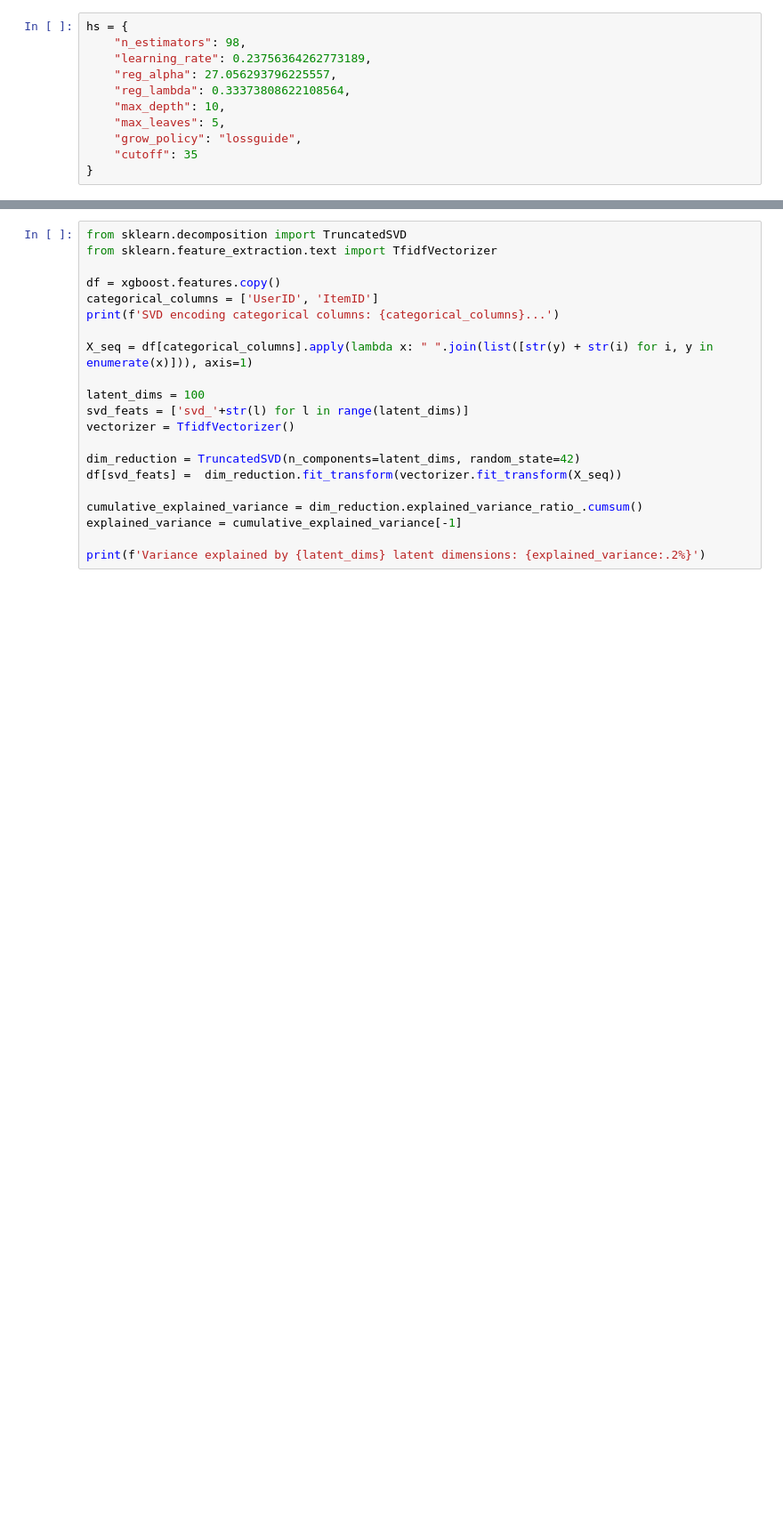
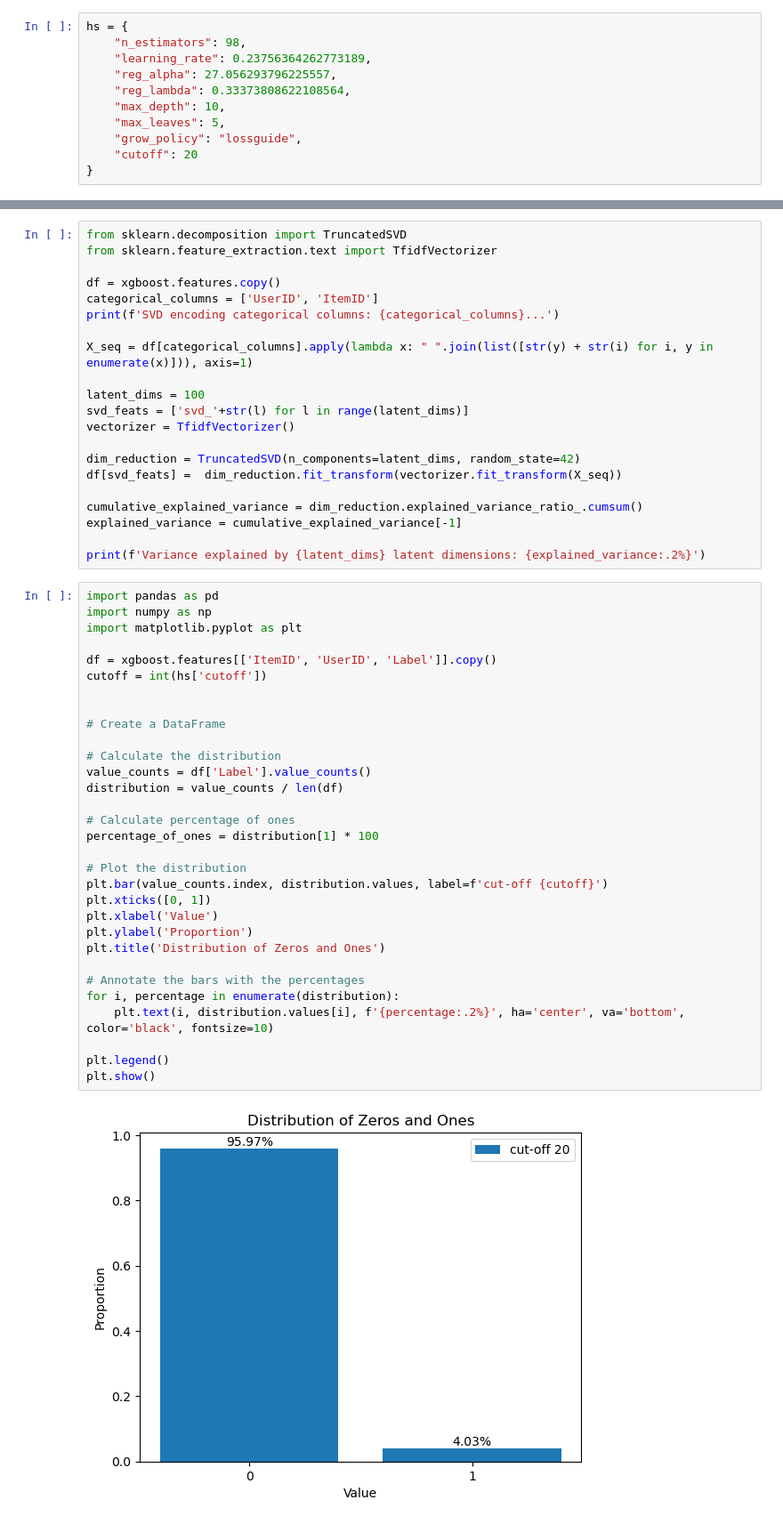
Before and after one commit to lorecampa/RecSysChallenge2023, a Jupyter notebook: challenge/xgboost.ipynb, the cells around one changed output, grey strips where cells are left out. Shown: that part at 89% size. Saved outputs shown, nothing was run; the diff lists cells and outputs as text; blank space fills up the shorter version.

```diff
--- a/challenge/xgboost.ipynb
+++ b/challenge/xgboost.ipynb
@@ -83,7 +83,7 @@ hs = {
     "max_depth": 10,
     "max_leaves": 5,
     "grow_policy": "lossguide",
-    "cutoff": 35
+    "cutoff": 20
 }
 # %%
 xgboost.fit(**hs)
@@ -194,3 +194,36 @@ cumulative_explained_variance = dim_reduction.explained_variance_ratio_.cumsum()
 explained_variance = cumulative_explained_variance[-1]
 
 print(f'Variance explained by {latent_dims} latent dimensions: {explained_variance:.2%}')
+# %%
+import pandas as pd
+import numpy as np
+import matplotlib.pyplot as plt
+
+df = xgboost.features[['ItemID', 'UserID', 'Label']].copy()
+cutoff = int(hs['cutoff'])
+
+
+# Create a DataFrame
+
+# Calculate the distribution
+value_counts = df['Label'].value_counts()
+distribution = value_counts / len(df)
+
+# Calculate percentage of ones
+percentage_of_ones = distribution[1] * 100
+
+# Plot the distribution
+plt.bar(value_counts.index, distribution.values, label=f'cut-off {cutoff}')
+plt.xticks([0, 1])
+plt.xlabel('Value')
+plt.ylabel('Proportion')
+plt.title('Distribution of Zeros and Ones')
+
+# Annotate the bars with the percentages
+for i, percentage in enumerate(distribution):
+    plt.text(i, distribution.values[i], f'{percentage:.2%}', ha='center', va='bottom', color='black', fontsize=10)
+
+plt.legend()
+plt.show()
+# %% [output]
+[figure, added]
```
Also changed, not shown: parts of 2 cells of this notebook, 11 other files.
